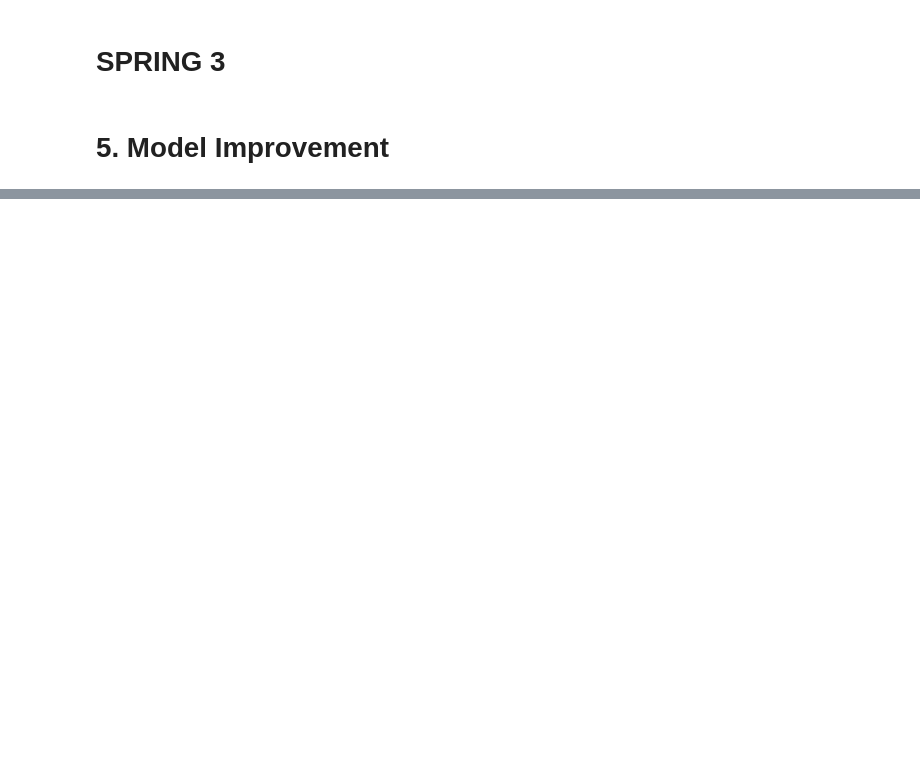
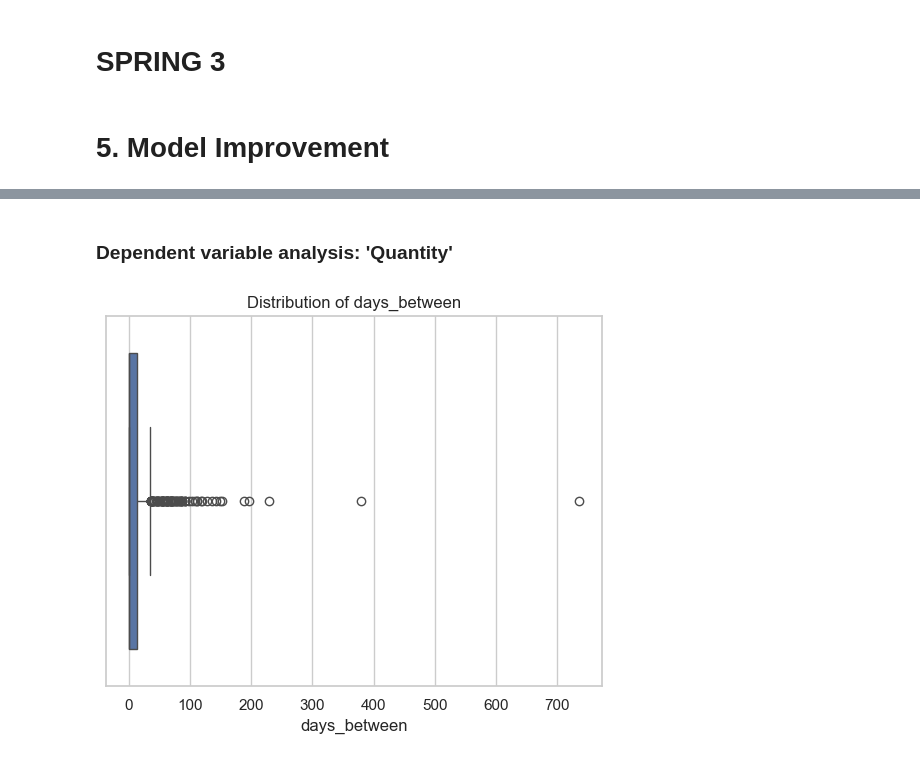
Before and after one commit to alk1316/Capstone_BrainsStation_SAP_InventoryLevel, a Jupyter notebook: notebooks/Capstone_InventoryLevel_SAP.ipynb, the cells around one changed output, grey strips where cells are left out. Cells and saved outputs as stored; diff of their text form; code cells hidden in the pictures; blank space fills up the shorter version.

```diff
--- a/notebooks/Capstone_InventoryLevel_SAP.ipynb
+++ b/notebooks/Capstone_InventoryLevel_SAP.ipynb
@@ -1025,0 +1071,9 @@ Finally, we will apply an ARIMA model, wich is ideal for time series analysis, w
+# %% [markdown]
+### Dependent variable analysis: 'Quantity'
+# %%
+# Visualizing the distribution of 'days_between'
+sns.boxplot(data=df_filtered_regression, x='days_between')
+plt.title('Distribution of days_between')
+plt.show()
+# %% [output]
+[figure, added]
```
Also changed, not shown: parts of 161 cells of this notebook.
